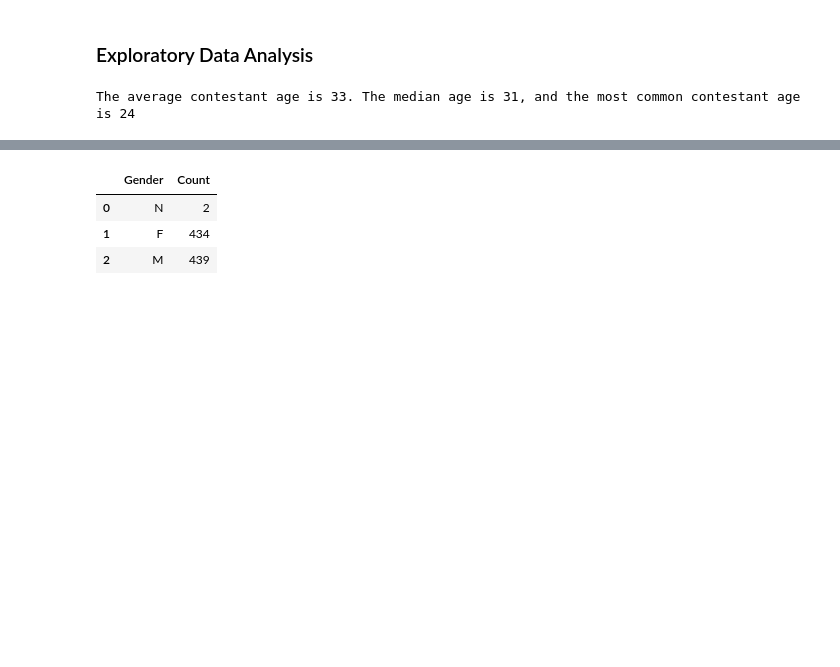
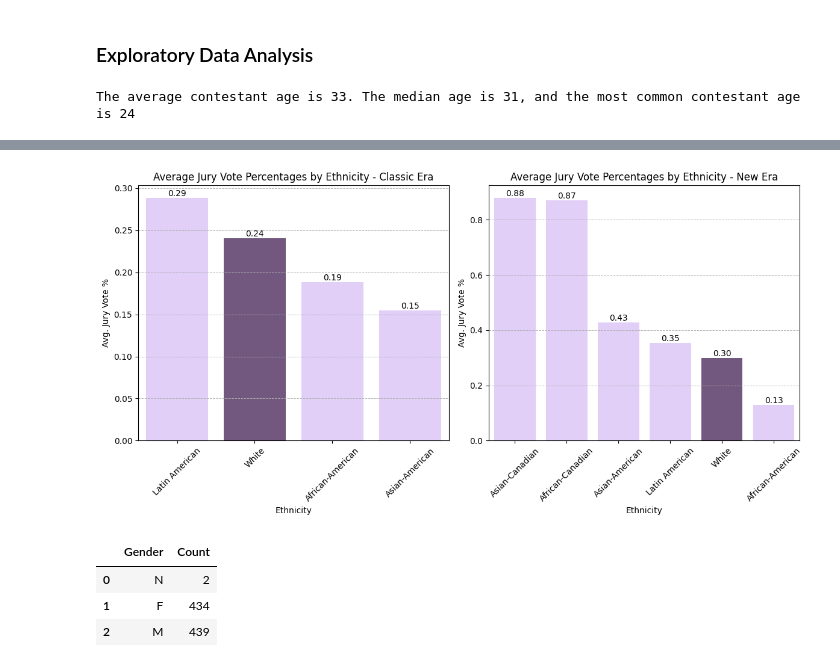
Before and after one commit to jubilbee/Survivor_EDA, a Jupyter notebook: Survivor_EDA.ipynb, the cells around one changed output, grey strips where cells are left out. Drawn from its saved outputs; the diff is of its cells as text; code cells hidden in the pictures; blank space fills up the shorter version.

```diff
--- a/Survivor_EDA.ipynb
+++ b/Survivor_EDA.ipynb
@@ -422,3 +539,75 @@ plt.show()
+# %%
+# Avg Jury Vote % (Ethnicity) bar charts
+jury_votes_classic = '''
+SELECT AVG(s.'Jury Votes %') as 'Avg. Jury Vote %', c.Ethnicity
+FROM contestants as c
+LEFT JOIN stats as s ON c.Name = s.Contestant
+WHERE c.Season <= 39 AND (c.Finish = 1 OR c.Finish = 2)
+GROUP BY Ethnicity
+ORDER BY AVG(s.'Jury Votes %') DESC;
+'''
+sql(jury_votes_classic)
+
+
+jury_votes_new = '''
+SELECT AVG(s.'Jury Votes %') as 'Avg. Jury Vote %', c.Ethnicity
+FROM contestants as c
+LEFT JOIN stats as s ON c.Name = s.Contestant
+WHERE c.Season >= 40 AND (c.Finish = 1 OR c.Finish = 2)
+GROUP BY Ethnicity
+ORDER BY AVG(s.'Jury Votes %') DESC;
+'''
+sql(jury_votes_new)
+
+colors1 = ['#745284' if ethnicity == 'White' else '#E0C9FD' for ethnicity in sql(jury_votes_classic)['Ethnicity']]
+colors2 = ['#745284' if ethnicity == 'White' else '#E0C9FD' for ethnicity in sql(jury_votes_new)['Ethnicity']]
+
+fig, axes = plt.subplots(1, 2, figsize=(12, 6))
+
+plot1 = sns.barplot(x='Ethnicity',
+                   y='Avg. Jury Vote %',
+                   data=sql(jury_votes_classic),
+                   palette=colors1,
+                   hue='Ethnicity',
+                   legend=False,
+                   ax=axes[0])
+axes[0].set_title('Average Jury Vote Percentages by Ethnicity - Classic Era')
+for bar in plot1.patches:
+    height = bar.get_height()
+    plot1.text(
+        bar.get_x() + bar.get_width() / 2,
+        height,
+        f'{height:.2f}',
+        ha='center',
+        va='bottom'
+    )
+axes[0].grid(True, which='both', axis='y', linestyle='--', linewidth=0.7)
+axes[0].tick_params(axis='x', rotation=45)
+
+
+plot2 = sns.barplot(x='Ethnicity',
+                    y='Avg. Jury Vote %',
+                    data=sql(jury_votes_new),
+                    palette=colors2,
+                    hue='Ethnicity',
+                    legend=False,
+                    ax=axes[1])
+for bar in plot2.patches:
+    height = bar.get_height()
+    plot2.text(
+        bar.get_x() + bar.get_width() / 2,
+        height,
+        f'{height:.2f}',
+        ha='center',
+        va='bottom'
+    )
+axes[1].set_title('Average Jury Vote Percentages by Ethnicity - New Era')
+axes[1].grid(True, which='both', axis='y', linestyle='--', linewidth=0.7)
+axes[1].tick_params(axis='x', rotation=45)
+plt.tight_layout()
+plt.show()
+# %% [output]
+[figure, added]
 # %%
 # What are the average placements of various demographics? (Age ranges, gender, ethnicity, possibly profession and hometown)
 gender_sql = '''
```
Also changed, not shown: parts of 12 cells of this notebook, 1 other file.
